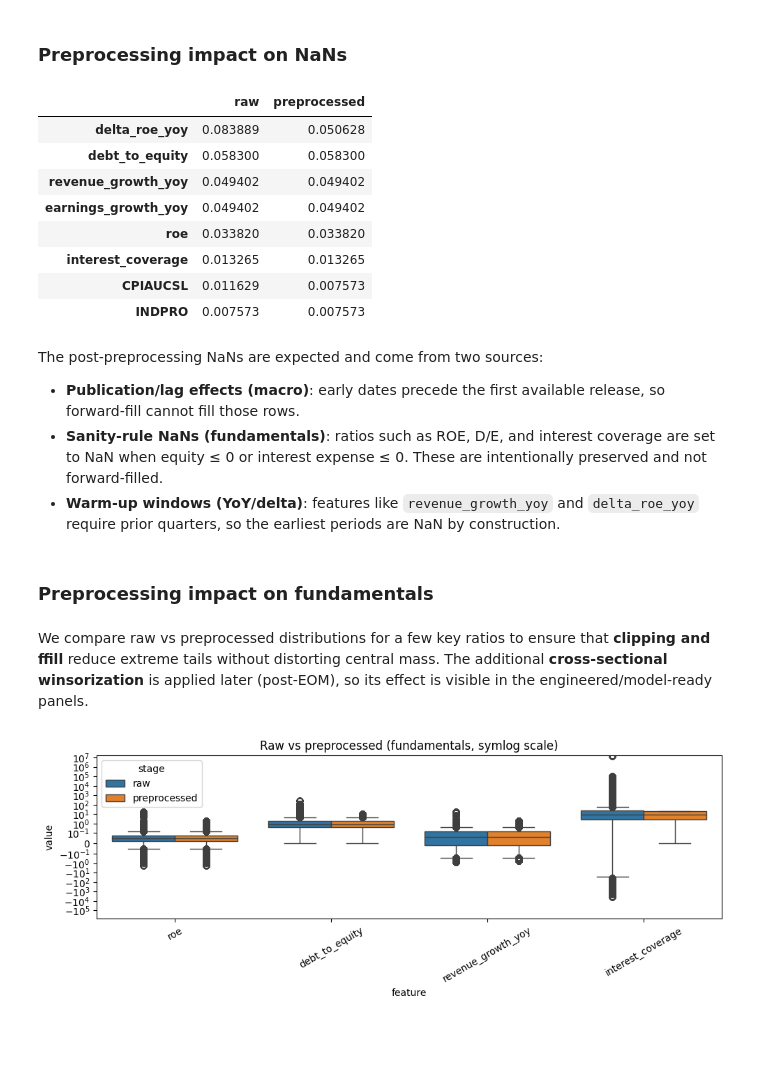
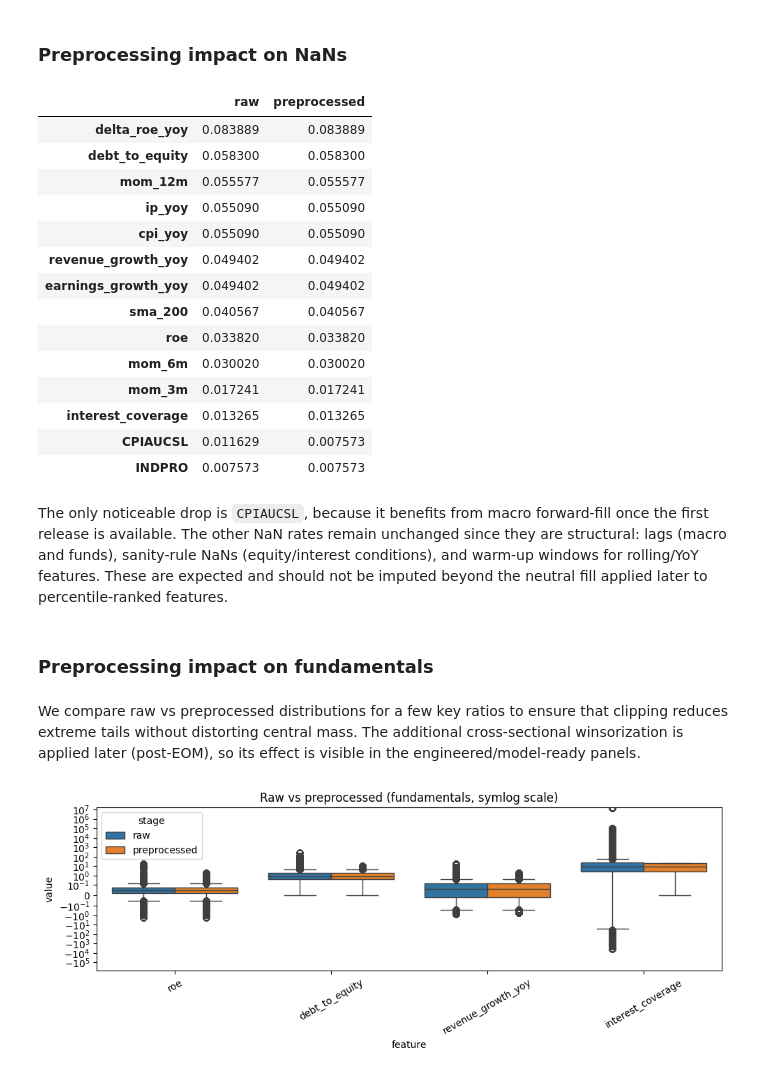
Before and after one commit to IgorDragone/hybrid-stock-prediction-thesis, a Jupyter notebook: notebooks/02_preprocessing_pipeline.ipynb, the cells around one changed output. Drawn from its saved outputs; the diff is of its cells as text; code cells hidden in the pictures; blank space fills up the shorter version.

```diff
--- a/notebooks/02_preprocessing_pipeline.ipynb
+++ b/notebooks/02_preprocessing_pipeline.ipynb
@@ -145,45 +144,57 @@ model_ready: (10452, 26)
 # %%
 raw_nan = df_raw.isna().mean()
 prep_nan = df_prep.isna().mean()
 
 compare_cols = [
     "roe",
     "debt_to_equity",
     "interest_coverage",
     "revenue_growth_yoy",
     "earnings_growth_yoy",
     "delta_roe_yoy",
     "CPIAUCSL",
     "INDPRO",
+    "ip_yoy",
+    "cpi_yoy",
+    "mom_12m",
+    "mom_6m",
+    "mom_3m",
+    "sma_200"
 ]
 compare_cols = [c for c in compare_cols if c in df_raw.columns]
 
 nan_compare = (
     pd.DataFrame({"raw": raw_nan, "preprocessed": prep_nan})
       .loc[compare_cols]
       .sort_values("raw", ascending=False)
 )
 display(nan_compare)
 # %% [output]
 |  | raw | preprocessed |
-| delta_roe_yoy | 0.083889 | 0.050628 |
+| delta_roe_yoy | 0.083889 | 0.083889 |
 | debt_to_equity | 0.058300 | 0.058300 |
+| mom_12m | 0.055577 | 0.055577 |
+| ip_yoy | 0.055090 | 0.055090 |
+| cpi_yoy | 0.055090 | 0.055090 |
 | revenue_growth_yoy | 0.049402 | 0.049402 |
 | earnings_growth_yoy | 0.049402 | 0.049402 |
+| sma_200 | 0.040567 | 0.040567 |
 | roe | 0.033820 | 0.033820 |
+| mom_6m | 0.030020 | 0.030020 |
+| mom_3m | 0.017241 | 0.017241 |
 | interest_coverage | 0.013265 | 0.013265 |
 | CPIAUCSL | 0.011629 | 0.007573 |
 | INDPRO | 0.007573 | 0.007573 |
-# %% [markdown]
-The post‑preprocessing NaNs are expected and come from two sources:
-- **Publication/lag effects (macro)**: early dates precede the first available release, so forward‑fill cannot fill those rows.
-- **Sanity‑rule NaNs (fundamentals)**: ratios such as ROE, D/E, and interest coverage are set to NaN when equity ≤ 0 or interest expense ≤ 0. These are intentionally preserved and not forward‑filled.
-- **Warm‑up windows (YoY/delta)**: features like `revenue_growth_yoy` and `delta_roe_yoy` require prior quarters, so the earliest periods are NaN by construction.
+# %% [markdown]
+The only noticeable drop is `CPIAUCSL`, because it benefits from macro forward‑fill once the first release is
+available. The other NaN rates remain unchanged since they are structural: lags (macro and funds), sanity‑rule NaNs
+(equity/interest conditions), and warm‑up windows for rolling/YoY features. These are expected and should not be
+imputed beyond the neutral fill applied later to percentile‑ranked features.
 # %% [markdown]
 ### Preprocessing impact on fundamentals
 # %% [markdown]
-We compare raw vs preprocessed distributions for a few key ratios to ensure that **clipping and ffill**
-reduce extreme tails without distorting central mass. The additional **cross‑sectional winsorization**
+We compare raw vs preprocessed distributions for a few key ratios to ensure that clipping
+reduces extreme tails without distorting central mass. The additional cross‑sectional winsorization
 is applied later (post‑EOM), so its effect is visible in the engineered/model‑ready panels.
 # %%
 compare_features = [
```
Also changed, not shown: parts of 16 cells of this notebook, 1 other file.
